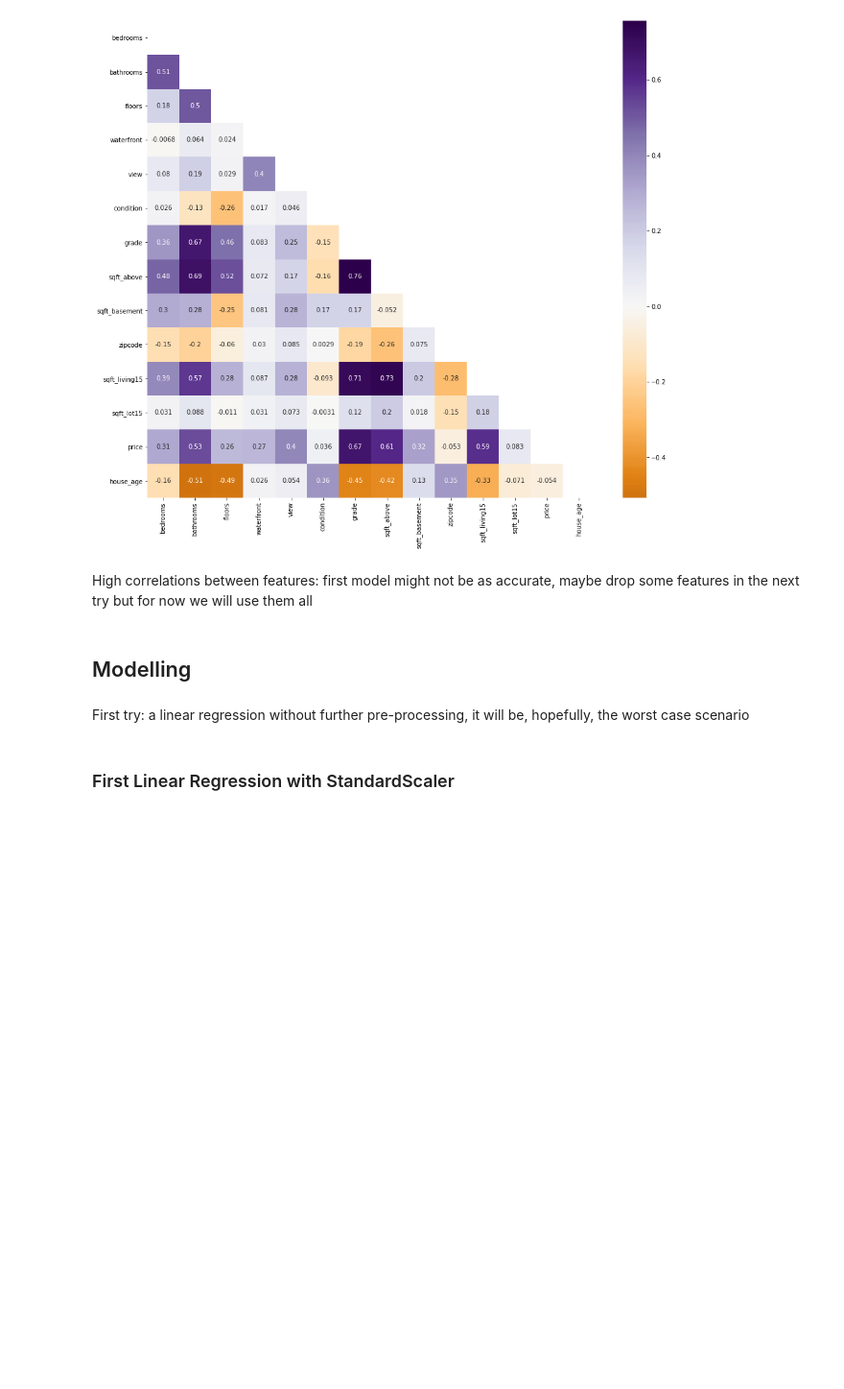
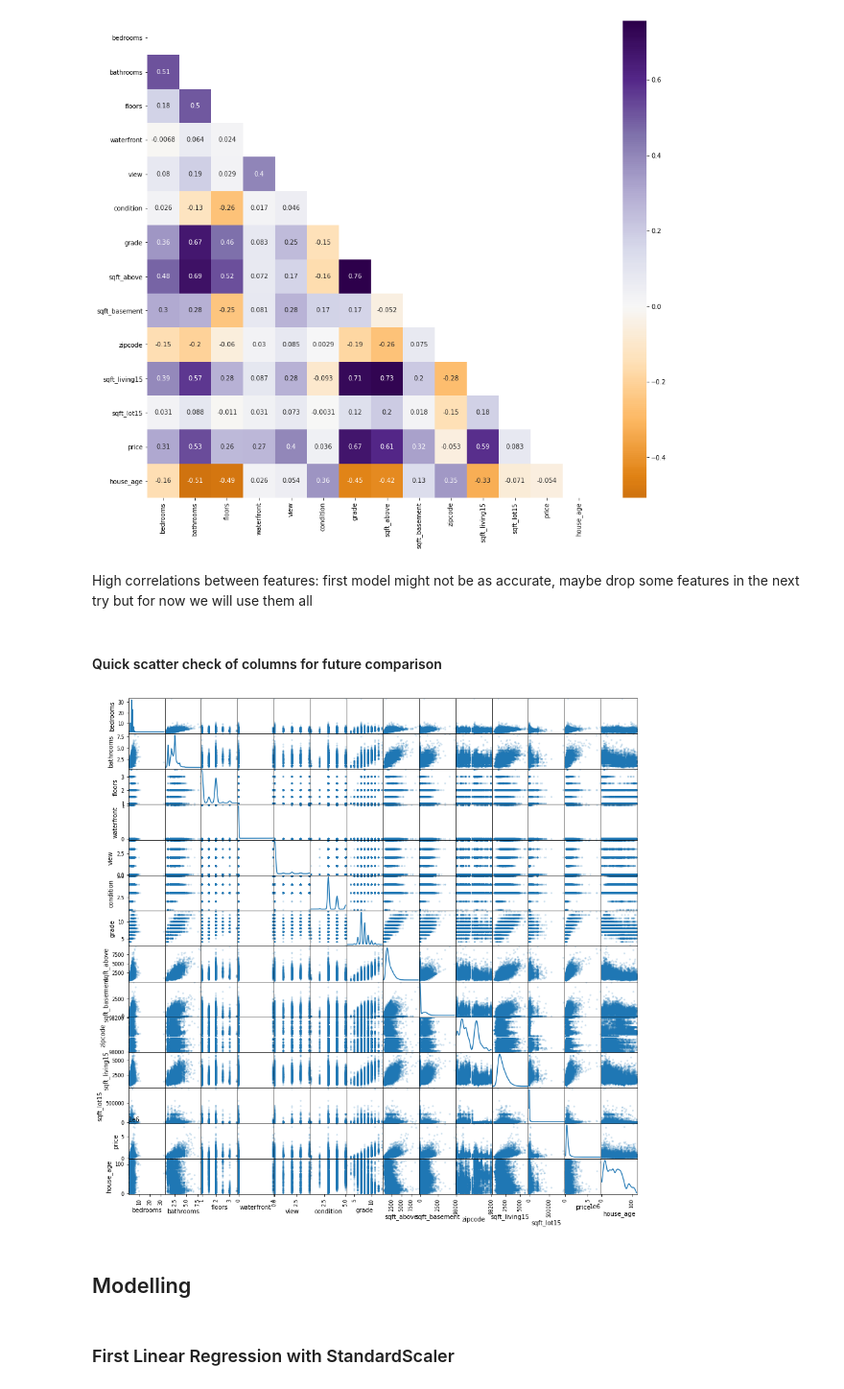
Before and after one commit to nomaditect/mid_bootcamp_project, a Jupyter notebook: code/Regression Project.ipynb, the cells around one changed output. Shown at 96% size. Drawn from its saved outputs; the diff is of its cells as text; code cells hidden in the pictures; blank space fills up the shorter version.

```diff
--- a/code/Regression Project.ipynb
+++ b/code/Regression Project.ipynb
@@ -341,6 +388,13 @@ plt.show();
 [figure]
 # %% [markdown]
 High correlations between features: first model might not be as accurate, maybe drop some features in the next try but for now we will use them all
+# %% [markdown]
+#### Quick scatter check of columns for future comparison
+# %%
+from pandas.plotting import scatter_matrix
+scatter_matrix(df, alpha=0.2, figsize=(15,15), diagonal="kde");
+# %% [output]
+[figure, added]
 # %% [markdown]
 ## Modelling
 # %%
@@ -351,8 +405,6 @@ from sklearn.metrics import confusion_matrix
 from sklearn.metrics import classification_report
 from sklearn.metrics import accuracy_score
 import numpy as np
-# %% [markdown]
-First try: a linear regression without further pre-processing, it will be, hopefully, the worst case scenario
 # %% [markdown]
 ### First Linear Regression with StandardScaler
 # %% [markdown]
```
Also changed, not shown: parts of 63 cells of this notebook.
